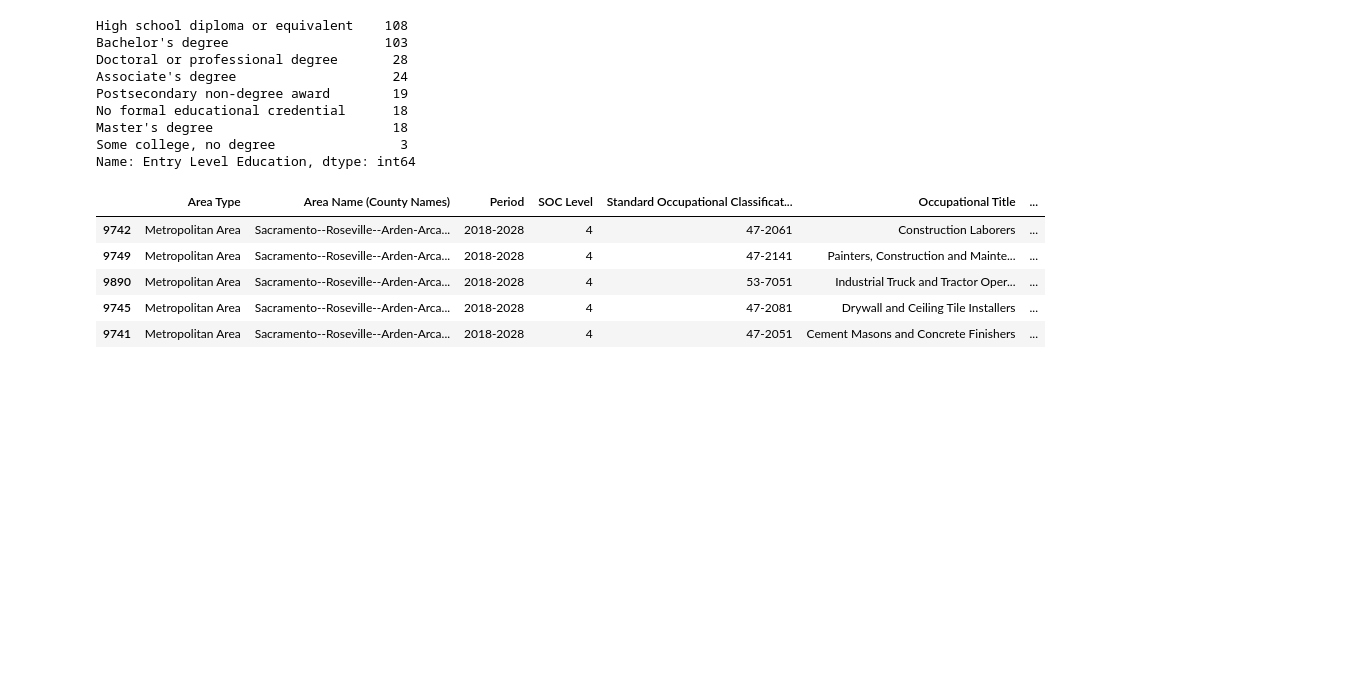
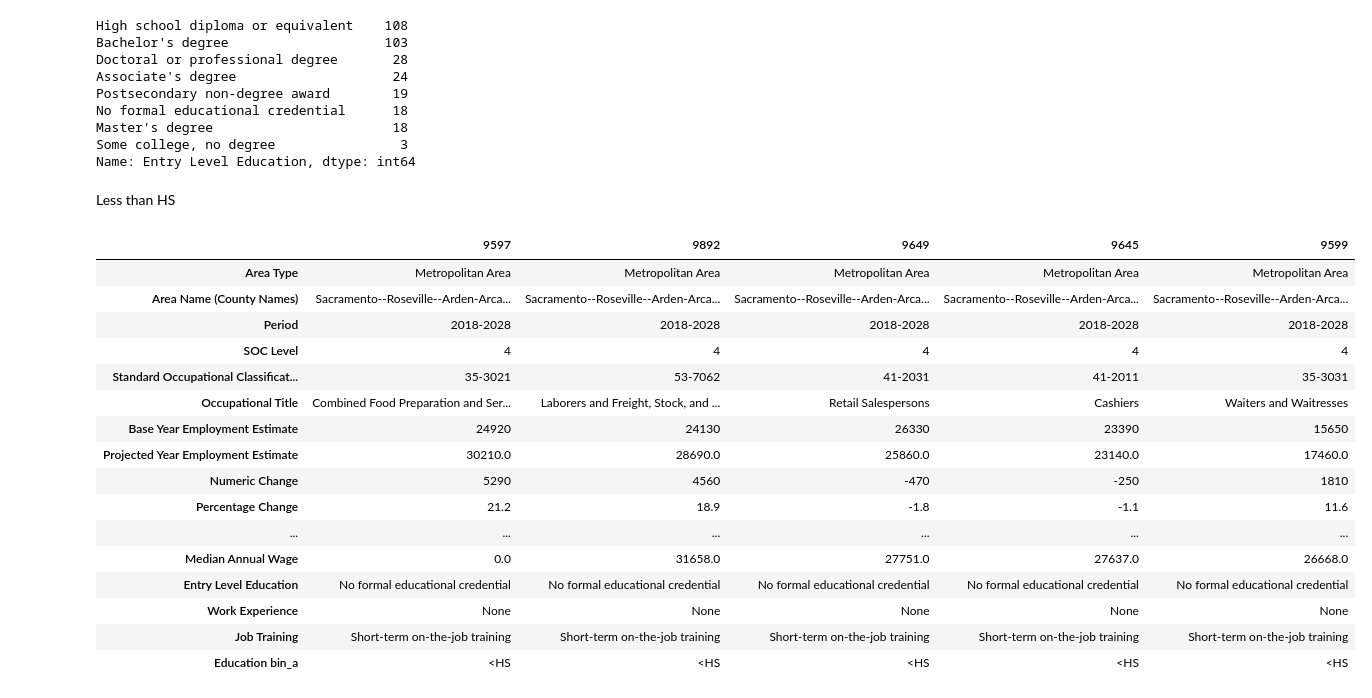
Before and after one commit to crystal-ctrl/WiD_Residency_2022_January, a Jupyter notebook: Notebooks/Exploring_projections.ipynb, the cells around one changed output. Drawn from its saved outputs; the diff is of its cells as text; code cells hidden in the pictures; blank space fills up the shorter version.

Commit message:
updated notebook to display occupations not filtered by salary

```diff
--- a/Notebooks/Exploring_projections.ipynb
+++ b/Notebooks/Exploring_projections.ipynb
@@ -18,7 +18,7 @@ df_Cal = df_CA[df_CA['Area Name (County Names)']=='California'].copy()
 # %% [markdown]
 Filtering for those occupations that make 40k a year or more and cleaning occupational code for the national table to match the california tables
 # %%
-df_Sac = df_Sac[df_Sac['Median Annual Wage']>=40000].copy()
+df_Sac_40k = df_Sac[df_Sac['Median Annual Wage']>=40000].copy()
 # %%
 df_nat['Occupation Code']=df_nat['Occupation Code'].str.extract(r'([0-9]{2}-[0-9]{4})')
 # %% [markdown]
@@ -44,14 +44,28 @@ education_levels = {'No formal educational credential':'<HS',
                     'Some college, no degree':'HS+'
 
 }
-df_Sac['Education bin'] = df_Sac['Entry Level Education'].replace(to_replace=education_levels)
-df_Cal['Education bin'] = df_Cal['Entry Level Education'].replace(to_replace=education_levels)
+df_Sac['Education bin_a'] = df_Sac['Entry Level Education'].replace(to_replace=education_levels)
+df_Sac_40k['Education bin_a'] = df_Sac_40k['Entry Level Education'].replace(to_replace=education_levels)
+df_Cal['Education bin_a'] = df_Cal['Entry Level Education'].replace(to_replace=education_levels)
+# %% [markdown]
+Less than HS
 # %%
-df_Sac[df_Sac['Education bin']=='<HS'].sort_values(by='Projected Year Employment Estimate',ascending=False).head()
+df_Sac[df_Sac['Education bin_a']=='<HS'].sort_values(by='Projected Year Employment Estimate',ascending=False).head().transpose()
 # %% [output]
-|  | Area Type | Area Name (County Names) | Period | SOC Level | Standard Occupational Classificat... | Occupational Title | ... |
-| 9742 | Metropolitan Area | Sacramento--Roseville--Arden-Arca... | 2018-2028 | 4 | 47-2061 | Construction Laborers | ... |
-| 9749 | Metropolitan Area | Sacramento--Roseville--Arden-Arca... | 2018-2028 | 4 | 47-2141 | Painters, Construction and Mainte... | ... |
-| 9890 | Metropolitan Area | Sacramento--Roseville--Arden-Arca... | 2018-2028 | 4 | 53-7051 | Industrial Truck and Tractor Oper... | ... |
-| 9745 | Metropolitan Area | Sacramento--Roseville--Arden-Arca... | 2018-2028 | 4 | 47-2081 | Drywall and Ceiling Tile Installers | ... |
-| 9741 | Metropolitan Area | Sacramento--Roseville--Arden-Arca... | 2018-2028 | 4 | 47-2051 | Cement Masons and Concrete Finishers | ... |
+|  | 9597 | 9892 | 9649 | 9645 | 9599 |
+| Area Type | Metropolitan Area | Metropolitan Area | Metropolitan Area | Metropolitan Area | Metropolitan Area |
+| Area Name (County Names) | Sacramento--Roseville--Arden-Arca... | Sacramento--Roseville--Arden-Arca... | Sacramento--Roseville--Arden-Arca... | Sacramento--Roseville--Arden-Arca... | Sacramento--Roseville--Arden-Arca... |
+| Period | 2018-2028 | 2018-2028 | 2018-2028 | 2018-2028 | 2018-2028 |
+| SOC Level | 4 | 4 | 4 | 4 | 4 |
+| Standard Occupational Classificat... | 35-3021 | 53-7062 | 41-2031 | 41-2011 | 35-3031 |
+| Occupational Title | Combined Food Preparation and Ser... | Laborers and Freight, Stock, and ... | Retail Salespersons | Cashiers | Waiters and Waitresses |
+| Base Year Employment Estimate | 24920 | 24130 | 26330 | 23390 | 15650 |
+| Projected Year Employment Estimate | 30210.0 | 28690.0 | 25860.0 | 23140.0 | 17460.0 |
+| Numeric Change | 5290 | 4560 | -470 | -250 | 1810 |
+| Percentage Change | 21.2 | 18.9 | -1.8 | -1.1 | 11.6 |
+| ... | ... | ... | ... | ... | ... |
+| Median Annual Wage | 0.0 | 31658.0 | 27751.0 | 27637.0 | 26668.0 |
+| Entry Level Education | No formal educational credential | No formal educational credential | No formal educational credential | No formal educational credential | No formal educational credential |
+| Work Experience | None | None | None | None | None |
+| Job Training | Short-term on-the-job training | Short-term on-the-job training | Short-term on-the-job training | Short-term on-the-job training | Short-term on-the-job training |
+| Education bin_a | <HS | <HS | <HS | <HS | <HS |
```
Also changed, not shown: parts of 8 cells of this notebook.
